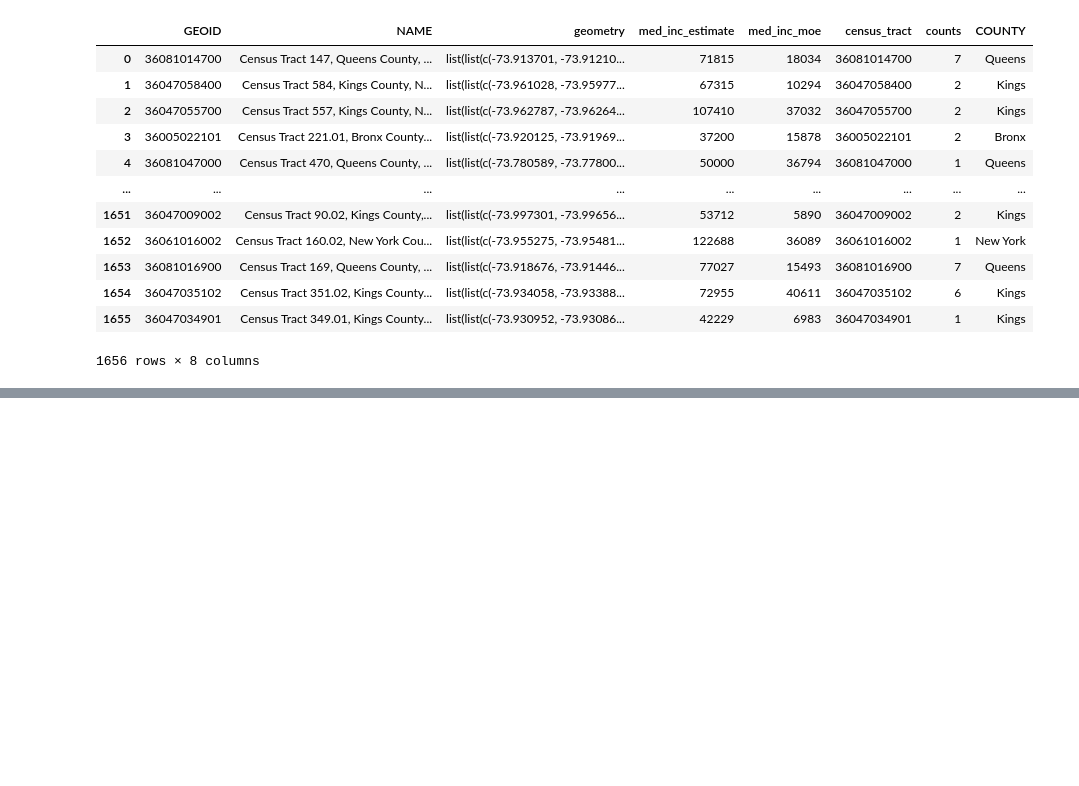
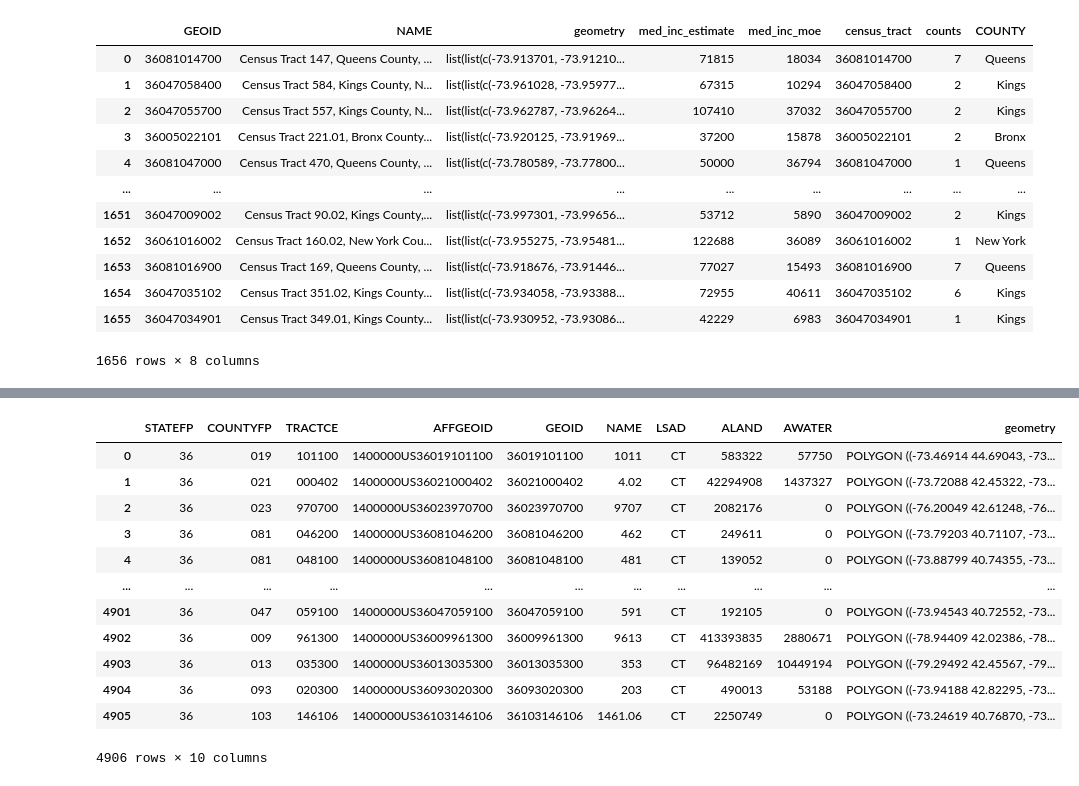
Before and after one commit to data4news-students/connect-to-census-dlaiu, a Jupyter notebook: merge-with-census.ipynb, the cells around one changed output, grey strips where cells are left out. Saved outputs shown, nothing was run; the diff lists cells and outputs as text; code cells hidden in the pictures; blank space fills up the shorter version.

```diff
--- a/merge-with-census.ipynb
+++ b/merge-with-census.ipynb
@@ -262,0 +426,21 @@ df_merge_new.to_csv('nyc_census_tobacco.csv', index=False)
+# %%
+# read the shp file in python
+import geopandas as gpd
+import matplotlib.pyplot as plt
+
+gdf = gpd.read_file('cb_2018_36_tract_500k/cb_2018_36_tract_500k.shp')
+gdf
+# %% [output]
+|  | STATEFP | COUNTYFP | TRACTCE | AFFGEOID | GEOID | NAME | LSAD | ALAND | AWATER | geometry |
+| 0 | 36 | 019 | 101100 | 1400000US36019101100 | 36019101100 | 1011 | CT | 583322 | 57750 | POLYGON ((-73.46914 44.69043, -73... |
+| 1 | 36 | 021 | 000402 | 1400000US36021000402 | 36021000402 | 4.02 | CT | 42294908 | 1437327 | POLYGON ((-73.72088 42.45322, -73... |
+| 2 | 36 | 023 | 970700 | 1400000US36023970700 | 36023970700 | 9707 | CT | 2082176 | 0 | POLYGON ((-76.20049 42.61248, -76... |
+| 3 | 36 | 081 | 046200 | 1400000US36081046200 | 36081046200 | 462 | CT | 249611 | 0 | POLYGON ((-73.79203 40.71107, -73... |
+| 4 | 36 | 081 | 048100 | 1400000US36081048100 | 36081048100 | 481 | CT | 139052 | 0 | POLYGON ((-73.88799 40.74355, -73... |
+| ... | ... | ... | ... | ... | ... | ... | ... | ... | ... | ... |
+| 4901 | 36 | 047 | 059100 | 1400000US36047059100 | 36047059100 | 591 | CT | 192105 | 0 | POLYGON ((-73.94543 40.72552, -73... |
+| 4902 | 36 | 009 | 961300 | 1400000US36009961300 | 36009961300 | 9613 | CT | 413393835 | 2880671 | POLYGON ((-78.94409 42.02386, -78... |
+| 4903 | 36 | 013 | 035300 | 1400000US36013035300 | 36013035300 | 353 | CT | 96482169 | 10449194 | POLYGON ((-79.29492 42.45567, -79... |
+| 4904 | 36 | 093 | 020300 | 1400000US36093020300 | 36093020300 | 203 | CT | 490013 | 53188 | POLYGON ((-73.94188 42.82295, -73... |
+| 4905 | 36 | 103 | 146106 | 1400000US36103146106 | 36103146106 | 1461.06 | CT | 2250749 | 0 | POLYGON ((-73.24619 40.76870, -73... |
+4906 rows × 10 columns
```
Also changed, not shown: parts of 13 cells of this notebook, 18 other files.
